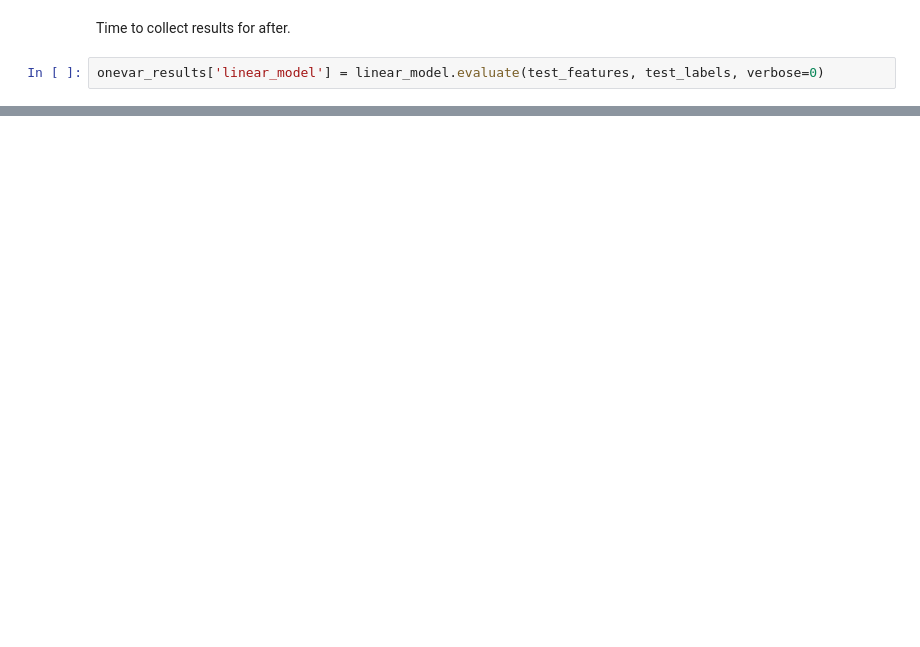
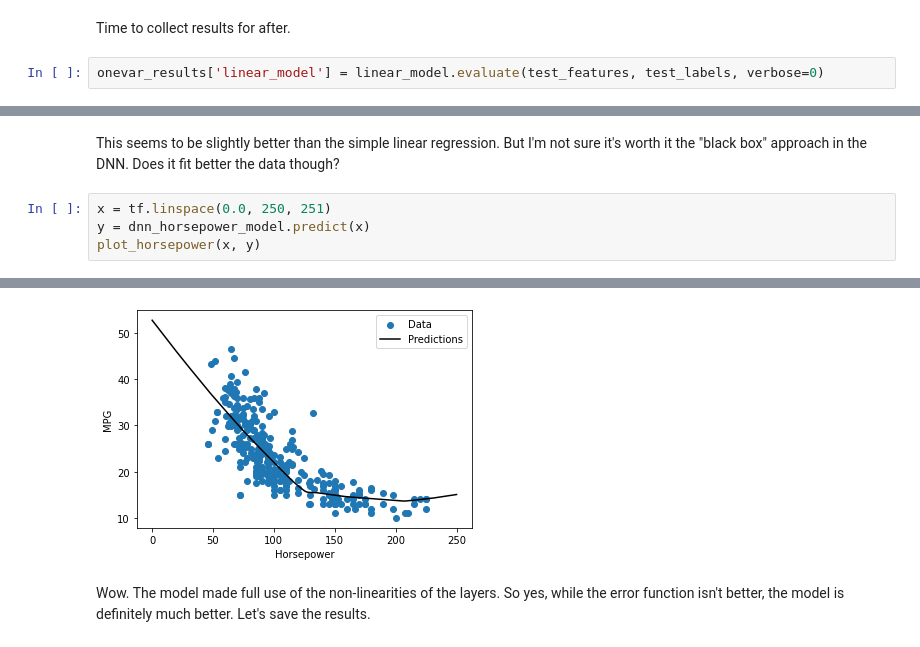
Before and after one commit to mtomasini/TensorFlowTraining, a Jupyter notebook: tf_regression_tutorial.ipynb, the cells around one changed output, grey strips where cells are left out. Saved outputs shown, nothing was run; the diff lists cells and outputs as text; blank space fills up the shorter version.

```diff
--- a/tf_regression_tutorial.ipynb
+++ b/tf_regression_tutorial.ipynb
@@ -280,0 +342,7 @@ onevar_results['linear_model'] = linear_model.evaluate(test_features, test_label
+# %% [markdown]
+This seems to be slightly better than the simple linear regression. But I'm not sure it's worth it the "black box" approach in the DNN. Does it fit better the data though?
+# %%
+x = tf.linspace(0.0, 250, 251)
+y = dnn_horsepower_model.predict(x)
+plot_horsepower(x, y)
+# %% [output]
@@ -280,0 +350,3 @@ onevar_results['linear_model'] = linear_model.evaluate(test_features, test_label
+[figure, added]
+# %% [markdown]
+Wow. The model made full use of the non-linearities of the layers. So yes, while the error function isn't better, the model is definitely much better. Let's save the results.
```
Also changed, not shown: parts of 15 cells of this notebook.
